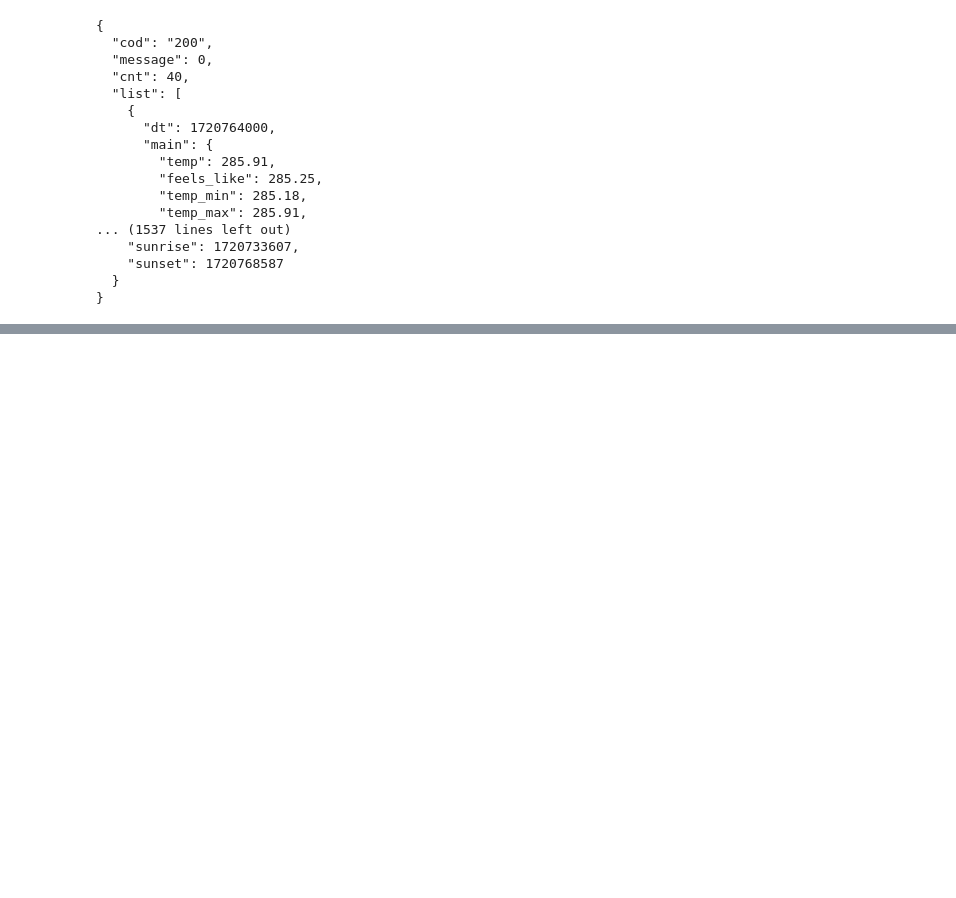
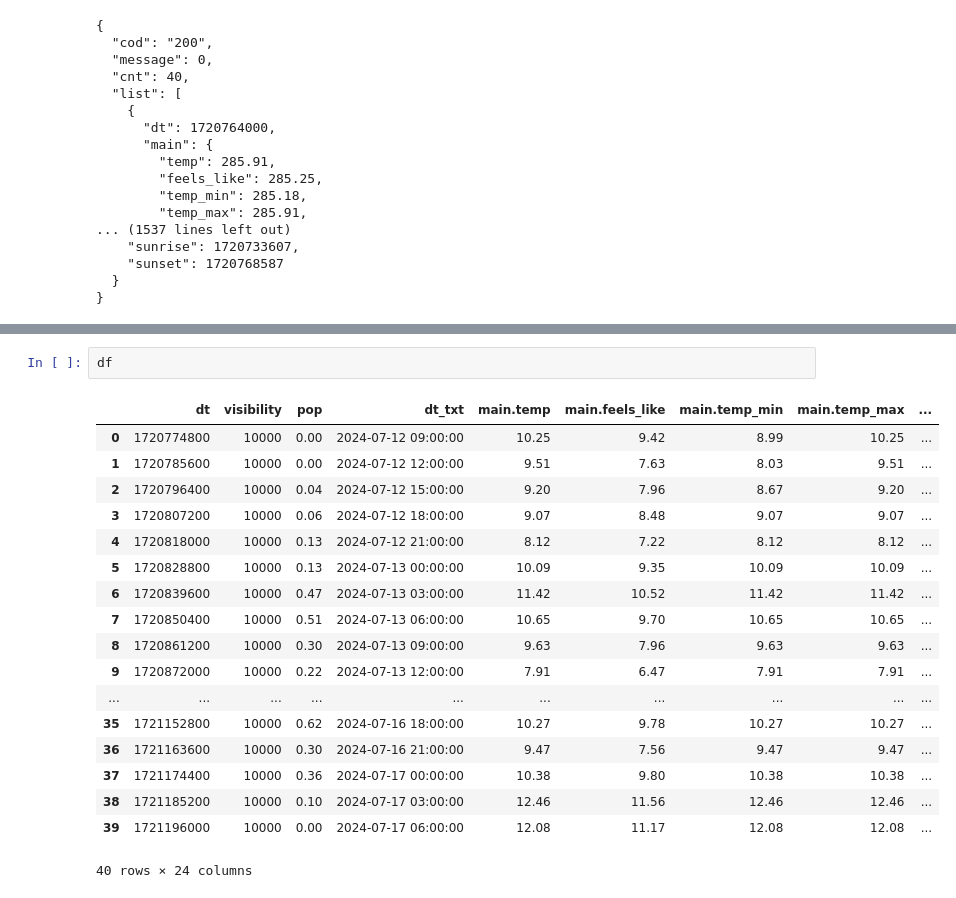
Before and after one commit to alkrona/weather-app, a Jupyter notebook: eda.ipynb, the cells around one changed output, grey strips where cells are left out. Saved outputs shown, nothing was run; the diff lists cells and outputs as text; blank space fills up the shorter version.

```diff
--- a/eda.ipynb
+++ b/eda.ipynb
@@ -123,0 +146,21 @@ ValueError: malformed node or string: [{'id': 803, 'main': 'Clouds', 'descriptio
+# %%
+df
+# %% [output]
+|  | dt | visibility | pop | dt_txt | main.temp | main.feels_like | main.temp_min | main.temp_max | ... |
+| 0 | 1720774800 | 10000 | 0.00 | 2024-07-12 09:00:00 | 10.25 | 9.42 | 8.99 | 10.25 | ... |
+| 1 | 1720785600 | 10000 | 0.00 | 2024-07-12 12:00:00 | 9.51 | 7.63 | 8.03 | 9.51 | ... |
+| 2 | 1720796400 | 10000 | 0.04 | 2024-07-12 15:00:00 | 9.20 | 7.96 | 8.67 | 9.20 | ... |
+| 3 | 1720807200 | 10000 | 0.06 | 2024-07-12 18:00:00 | 9.07 | 8.48 | 9.07 | 9.07 | ... |
+| 4 | 1720818000 | 10000 | 0.13 | 2024-07-12 21:00:00 | 8.12 | 7.22 | 8.12 | 8.12 | ... |
+| 5 | 1720828800 | 10000 | 0.13 | 2024-07-13 00:00:00 | 10.09 | 9.35 | 10.09 | 10.09 | ... |
+| 6 | 1720839600 | 10000 | 0.47 | 2024-07-13 03:00:00 | 11.42 | 10.52 | 11.42 | 11.42 | ... |
+| 7 | 1720850400 | 10000 | 0.51 | 2024-07-13 06:00:00 | 10.65 | 9.70 | 10.65 | 10.65 | ... |
+| 8 | 1720861200 | 10000 | 0.30 | 2024-07-13 09:00:00 | 9.63 | 7.96 | 9.63 | 9.63 | ... |
+| 9 | 1720872000 | 10000 | 0.22 | 2024-07-13 12:00:00 | 7.91 | 6.47 | 7.91 | 7.91 | ... |
+| ... | ... | ... | ... | ... | ... | ... | ... | ... | ... |
+| 35 | 1721152800 | 10000 | 0.62 | 2024-07-16 18:00:00 | 10.27 | 9.78 | 10.27 | 10.27 | ... |
+| 36 | 1721163600 | 10000 | 0.30 | 2024-07-16 21:00:00 | 9.47 | 7.56 | 9.47 | 9.47 | ... |
+| 37 | 1721174400 | 10000 | 0.36 | 2024-07-17 00:00:00 | 10.38 | 9.80 | 10.38 | 10.38 | ... |
+| 38 | 1721185200 | 10000 | 0.10 | 2024-07-17 03:00:00 | 12.46 | 11.56 | 12.46 | 12.46 | ... |
+| 39 | 1721196000 | 10000 | 0.00 | 2024-07-17 06:00:00 | 12.08 | 11.17 | 12.08 | 12.08 | ... |
+40 rows × 24 columns
```
Also changed, not shown: parts of 6 cells of this notebook, 4 other files.
